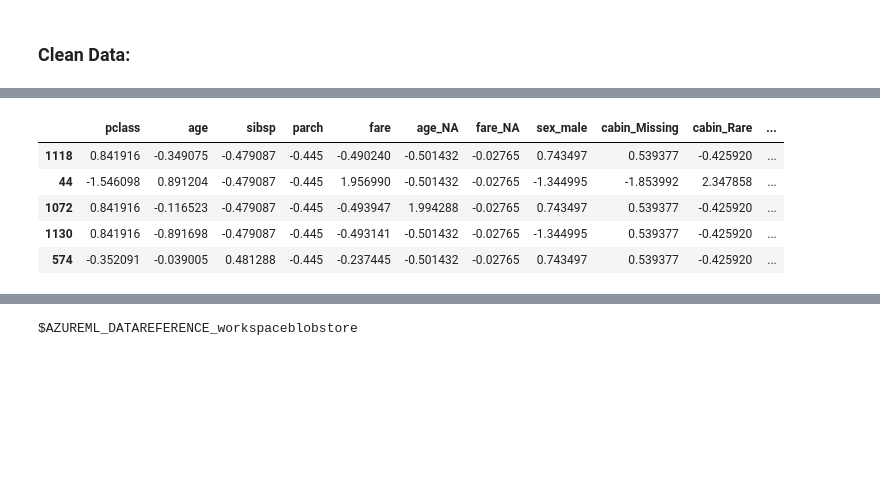
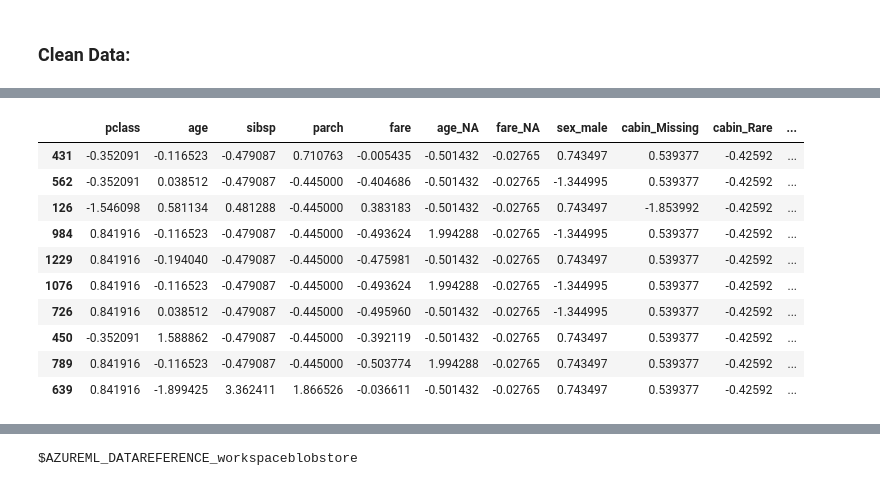
Before and after one commit to ddgope/Kaggle-Titanic-Survival-Prediction, a Jupyter notebook: AzureAutoML.ipynb, the cells around one changed output, grey strips where cells are left out. Drawn from its saved outputs; the diff is of its cells as text; code cells hidden in the pictures; blank space fills up the shorter version.

```diff
--- a/AzureAutoML.ipynb
+++ b/AzureAutoML.ipynb
@@ -54,11 +54,11 @@ The main task for this project will be to build a predictive model that answers
 # %%
 #Getting the dataset
 key = "titanic_dataset"
-description_text = "Titanic Dataset for Capstone Project"
+description_text = "Titanic Dataset for Model Deployment"
 
 dataset = TabularDatasetFactory.from_delimited_files('https://www.openml.org/data/get_csv/16826755/phpMYEkMl')
 
-#Register Dataset
+#Register Dataset and it will store into the Datasets->Registered Dataset
 dataset = dataset.register(workspace=ws,
                            name=key,
                            description=description_text)
@@ -127,21 +144,24 @@ x = pd.DataFrame(x,columns=variables)
 #Split the data
 from sklearn.model_selection import train_test_split
 
-x_train, x_test, y_train, y_test = train_test_split(x,y,
-                                                    test_size = 0.2,
-                                                    random_state=0)
+x_train, x_test, y_train, y_test = train_test_split(x,y,test_size = 0.3) # 30% as test data,random_state=0
 # %%
 #bring them together them again
 dataset = pd.concat([x_train,y_train],axis=1)
 # %%
-dataset.head()
+dataset.head(10)
 # %% [output]
 |  | pclass | age | sibsp | parch | fare | age_NA | fare_NA | sex_male | cabin_Missing | cabin_Rare | ... |
-| 1118 | 0.841916 | -0.349075 | -0.479087 | -0.445 | -0.490240 | -0.501432 | -0.02765 | 0.743497 | 0.539377 | -0.425920 | ... |
-| 44 | -1.546098 | 0.891204 | -0.479087 | -0.445 | 1.956990 | -0.501432 | -0.02765 | -1.344995 | -1.853992 | 2.347858 | ... |
-| 1072 | 0.841916 | -0.116523 | -0.479087 | -0.445 | -0.493947 | 1.994288 | -0.02765 | 0.743497 | 0.539377 | -0.425920 | ... |
-| 1130 | 0.841916 | -0.891698 | -0.479087 | -0.445 | -0.493141 | -0.501432 | -0.02765 | -1.344995 | 0.539377 | -0.425920 | ... |
-| 574 | -0.352091 | -0.039005 | 0.481288 | -0.445 | -0.237445 | -0.501432 | -0.02765 | 0.743497 | 0.539377 | -0.425920 | ... |
+| 431 | -0.352091 | -0.116523 | -0.479087 | 0.710763 | -0.005435 | -0.501432 | -0.02765 | 0.743497 | 0.539377 | -0.42592 | ... |
+| 562 | -0.352091 | 0.038512 | -0.479087 | -0.445000 | -0.404686 | -0.501432 | -0.02765 | -1.344995 | 0.539377 | -0.42592 | ... |
+| 126 | -1.546098 | 0.581134 | 0.481288 | -0.445000 | 0.383183 | -0.501432 | -0.02765 | 0.743497 | -1.853992 | -0.42592 | ... |
+| 984 | 0.841916 | -0.116523 | -0.479087 | -0.445000 | -0.493624 | 1.994288 | -0.02765 | -1.344995 | 0.539377 | -0.42592 | ... |
+| 1229 | 0.841916 | -0.194040 | -0.479087 | -0.445000 | -0.475981 | -0.501432 | -0.02765 | 0.743497 | 0.539377 | -0.42592 | ... |
+| 1076 | 0.841916 | -0.116523 | -0.479087 | -0.445000 | -0.493624 | 1.994288 | -0.02765 | -1.344995 | 0.539377 | -0.42592 | ... |
+| 726 | 0.841916 | 0.038512 | -0.479087 | -0.445000 | -0.495960 | -0.501432 | -0.02765 | -1.344995 | 0.539377 | -0.42592 | ... |
+| 450 | -0.352091 | 1.588862 | -0.479087 | -0.445000 | -0.392119 | -0.501432 | -0.02765 | 0.743497 | 0.539377 | -0.42592 | ... |
+| 789 | 0.841916 | -0.116523 | -0.479087 | -0.445000 | -0.503774 | 1.994288 | -0.02765 | 0.743497 | 0.539377 | -0.42592 | ... |
+| 639 | 0.841916 | -1.899425 | 3.362411 | 1.866526 | -0.036611 | -0.501432 | -0.02765 | 0.743497 | 0.539377 | -0.42592 | ... |
 # %%
 #To train the model we need a TabularDataset and not a dataframe, therefore the current df will be converterd
 #into a TabularDataset:
```
Also changed, not shown: parts of 7 cells of this notebook, 1 other file.
